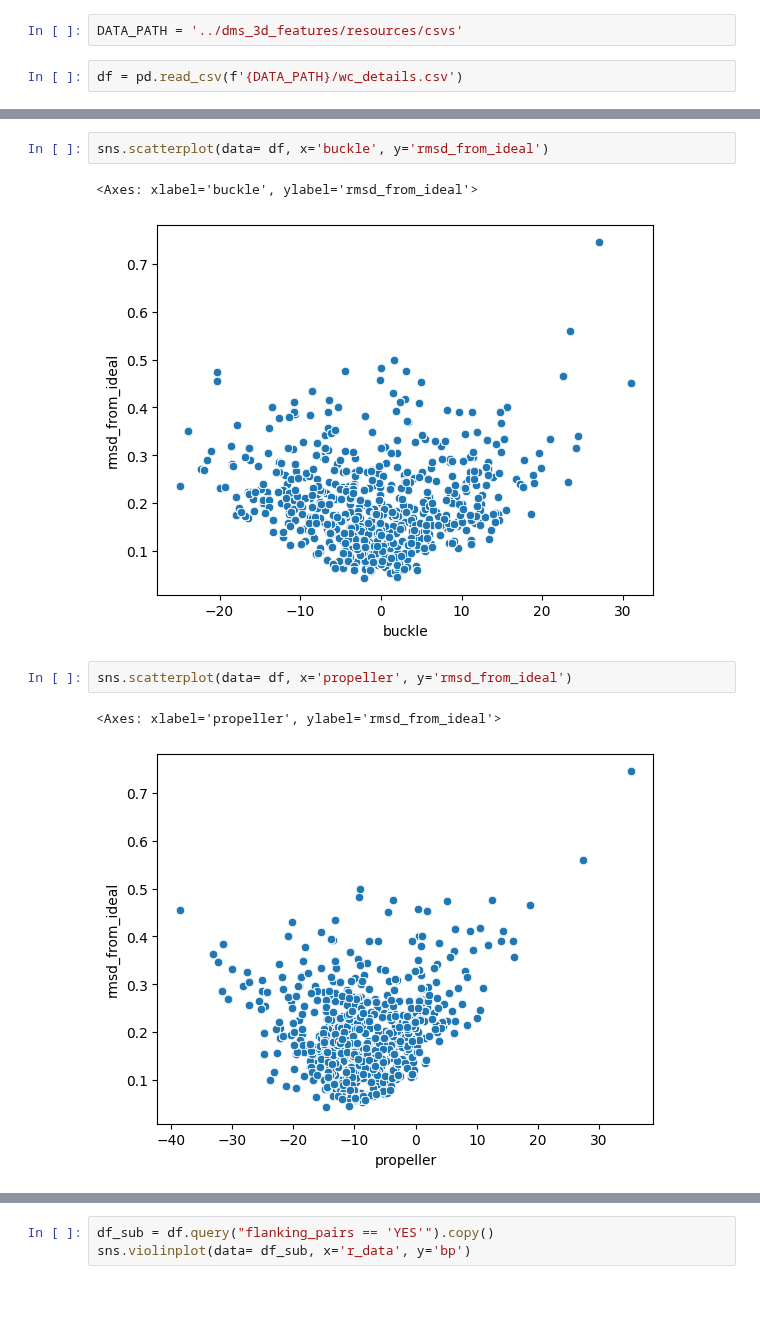
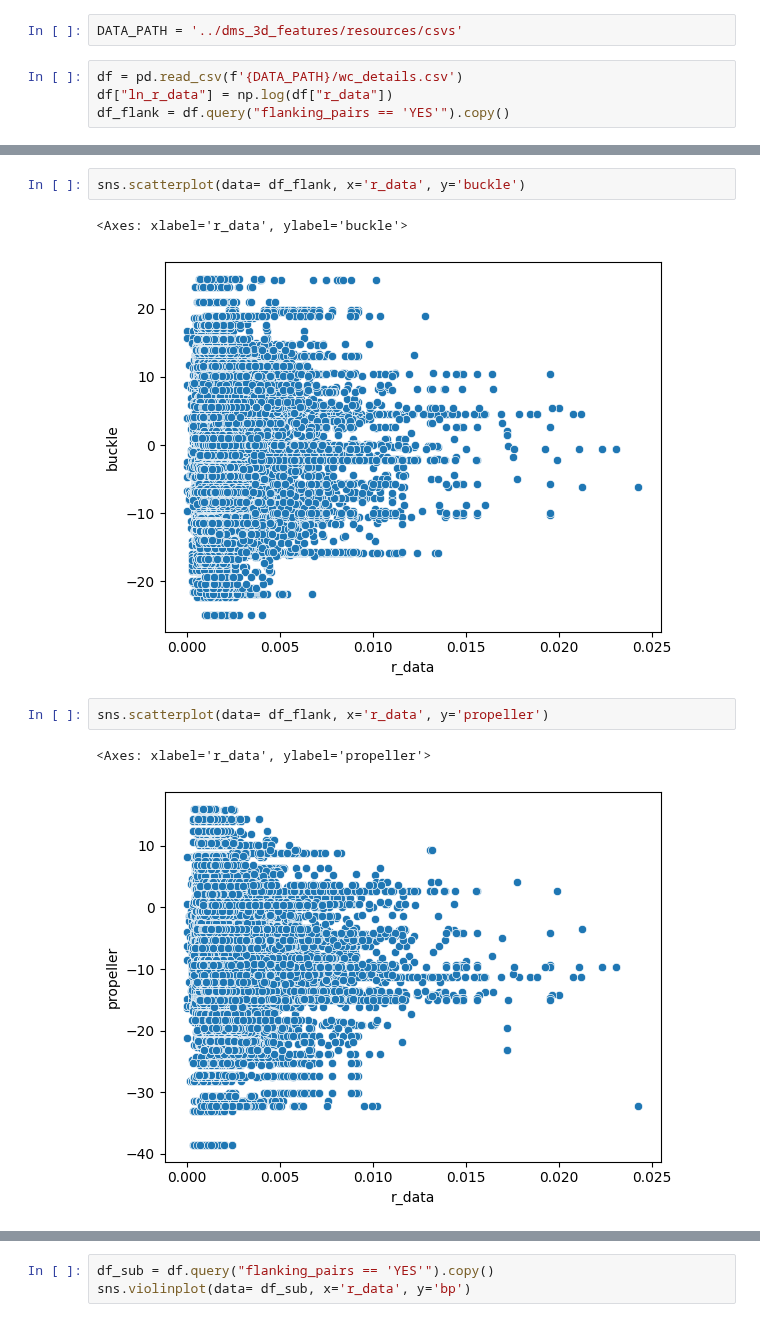
Before and after one commit to YesselmanLabPublications/2025_char_3d_struct_features, a Jupyter notebook: notebooks/wc_analysis.ipynb, the cells around one changed output, grey strips where cells are left out. Cells and saved outputs as stored; diff of their text form; blank space fills up the shorter version.

```diff
--- a/notebooks/wc_analysis.ipynb
+++ b/notebooks/wc_analysis.ipynb
@@ -7,4 +11,6 @@ import seaborn as sns
 DATA_PATH = '../dms_3d_features/resources/csvs'
 # %%
 df = pd.read_csv(f'{DATA_PATH}/wc_details.csv')
+df["ln_r_data"] = np.log(df["r_data"])
+df_flank = df.query("flanking_pairs == 'YES'").copy()
 # %%
@@ -30,11 +36,11 @@ sns.scatterplot(data= df, x='stagger', y='rmsd_from_ideal')
 # %%
-sns.scatterplot(data= df, x='buckle', y='rmsd_from_ideal')
+sns.scatterplot(data= df_flank, x='r_data', y='buckle')
 # %% [output]
-<Axes: xlabel='buckle', ylabel='rmsd_from_ideal'>
+<Axes: xlabel='r_data', ylabel='buckle'>
-[figure, old version]
+[figure, new version]
 # %%
-sns.scatterplot(data= df, x='propeller', y='rmsd_from_ideal')
+sns.scatterplot(data= df_flank, x='r_data', y='propeller')
 # %% [output]
-<Axes: xlabel='propeller', ylabel='rmsd_from_ideal'>
+<Axes: xlabel='r_data', ylabel='propeller'>
-[figure, old version]
+[figure, new version]
 # %%
```
Also changed, not shown: parts of 22 cells of this notebook, 13 other files.
